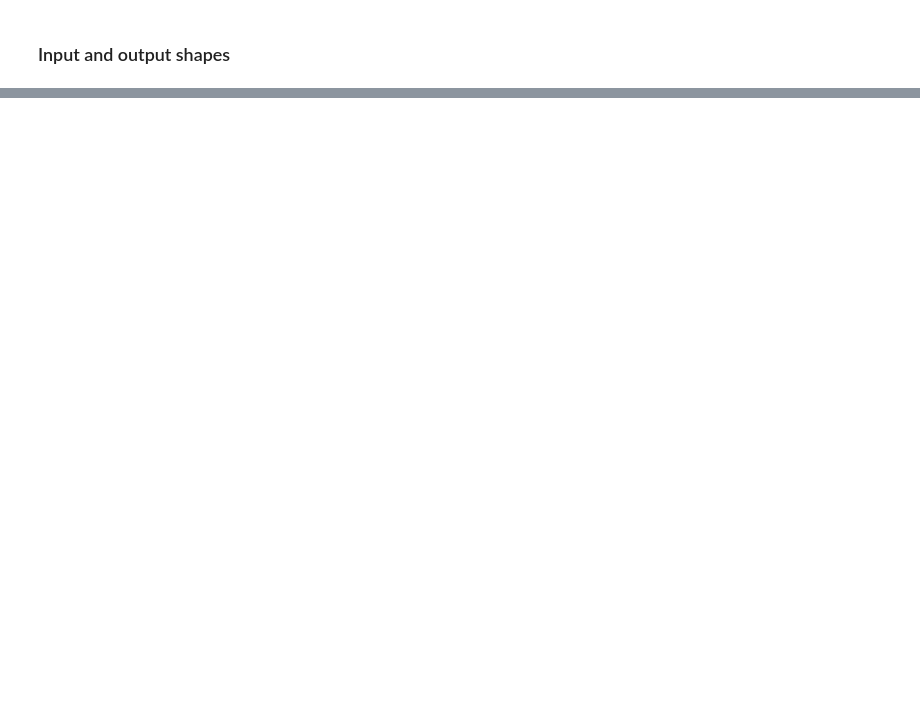
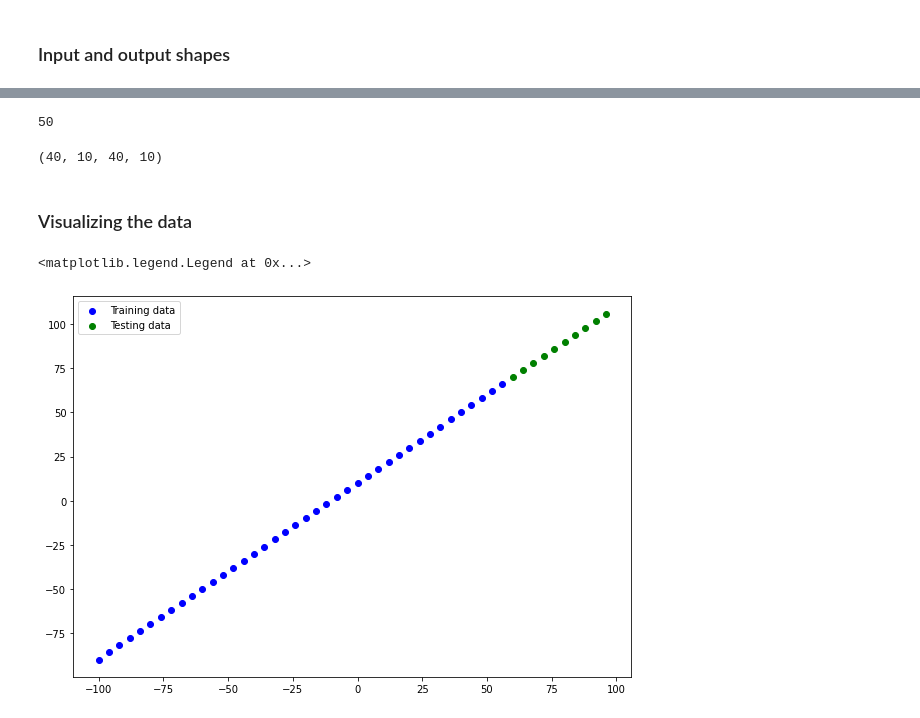
Before and after one commit to tankTopTaro/Deep-Learning-with-Python, a Jupyter notebook: 01_Neural_Network_Regression.ipynb, the cells around one changed output, grey strips where cells are left out. Saved outputs shown, nothing was run; the diff lists cells and outputs as text; code cells hidden in the pictures; blank space fills up the shorter version.

```diff
--- a/01_Neural_Network_Regression.ipynb
+++ b/01_Neural_Network_Regression.ipynb
@@ -46,0 +283,4 @@ array([ True,  True,  True,  True,  True,  True,  True,  True])
+# %%
+# Make a bigger dataset
+X = tf.range(-100, 100, 4)
+X
@@ -46,0 +294,4 @@ array([ True,  True,  True,  True,  True,  True,  True,  True])
+# %%
+# Make labels for the dataset
+y = X + 10
+y
@@ -46,0 +316,29 @@ array([ True,  True,  True,  True,  True,  True,  True,  True])
+# %%
+# Check how many samples we have
+len(X)
+# %% [output]
+50
+# %%
+# Split the data into train and test sets
+X_train = X[:40] # first 40 are training samples
+y_train = y[:40]
+
+X_test = X[40:] # last 10 are testing samples
+y_test = y[40:]
+
+len(X_train), len(X_test), len(y_train), len(y_test)
+# %% [output]
+(40, 10, 40, 10)
+# %% [markdown]
+### Visualizing the data
+# %%
+plt.figure(figsize=(10, 7))
+# Plot the training data in blue
+plt.scatter(X_train, y_train, c="b", label="Training data")
+# Plot the test data in green
+plt.scatter(X_test, y_test, c="g", label="Testing data")
+# Show a legend()
+plt.legend()
+# %% [output]
+<matplotlib.legend.Legend at 0x...>
+[figure, added]
```
Also changed, not shown: parts of 32 cells of this notebook.
